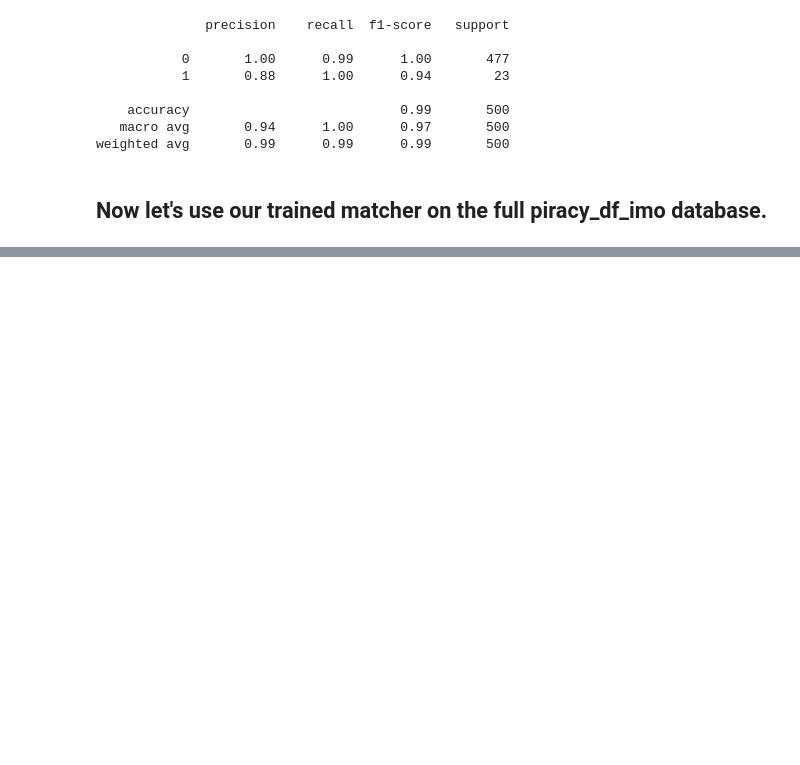
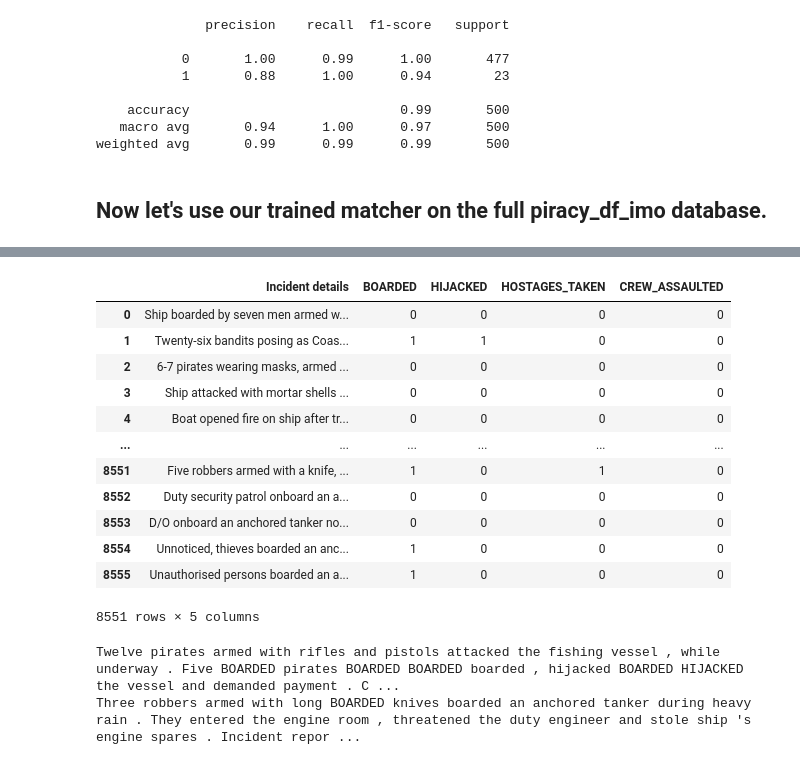
Before and after one commit to deryk96/pirates-of-monterey, a Jupyter notebook: dataframe_notebook.ipynb, the cells around one changed output, grey strips where cells are left out. Cells and saved outputs as stored; diff of their text form; code cells hidden in the pictures; blank space fills up the shorter version.

```diff
--- a/dataframe_notebook.ipynb
+++ b/dataframe_notebook.ipynb
@@ -262,0 +788,4 @@ Doesn't do very well on the full dataset...need to make better
+# %%
+# Apply our nlp to the entire dataset
+piracy_df_imo = model_interpreter(piracy_df_imo, 'Incident details', nlp_custom)
+piracy_df_imo
@@ -262,0 +807,16 @@ Doesn't do very well on the full dataset...need to make better
+# %%
+piracy_df_imo.loc[:, ['Incident details', 'BOARDED', 'HIJACKED', 'HOSTAGES_TAKEN', 'CREW_ASSAULTED']]
+# %% [output]
+|  | Incident details | BOARDED | HIJACKED | HOSTAGES_TAKEN | CREW_ASSAULTED |
+| 0 | Ship boarded by seven men armed w... | 0 | 0 | 0 | 0 |
+| 1 | Twenty-six bandits posing as Coas... | 1 | 1 | 0 | 0 |
+| 2 | 6-7 pirates wearing masks, armed ... | 0 | 0 | 0 | 0 |
+| 3 | Ship attacked with mortar shells ... | 0 | 0 | 0 | 0 |
+| 4 | Boat opened fire on ship after tr... | 0 | 0 | 0 | 0 |
+| ... | ... | ... | ... | ... | ... |
+| 8551 | Five robbers armed with a knife, ... | 1 | 0 | 1 | 0 |
+| 8552 | Duty security patrol onboard an a... | 0 | 0 | 0 | 0 |
+| 8553 | D/O onboard an anchored tanker no... | 0 | 0 | 0 | 0 |
+| 8554 | Unnoticed, thieves boarded an anc... | 1 | 0 | 0 | 0 |
+| 8555 | Unauthorised persons boarded an a... | 1 | 0 | 0 | 0 |
+8551 rows × 5 columns
@@ -262,0 +828,5 @@ Doesn't do very well on the full dataset...need to make better
+# %%
+displacy.render([hijack_doc, boarded_doc], style='span')
+# %% [output]
+Twelve pirates armed with rifles and pistols attacked the fishing vessel , while underway . Five BOARDED pirates BOARDED BOARDED boarded , hijacked BOARDED HIJACKED the vessel and demanded payment . C ...
+Three robbers armed with long BOARDED knives boarded an anchored tanker during heavy rain . They entered the engine room , threatened the duty engineer and stole ship 's engine spares . Incident repor ...
```
Also changed, not shown: parts of 56 cells of this notebook, 40 other files.
